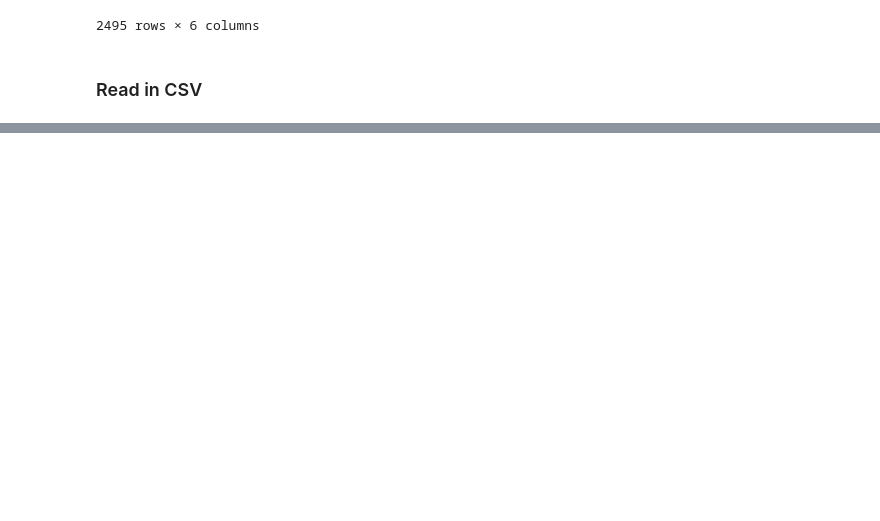
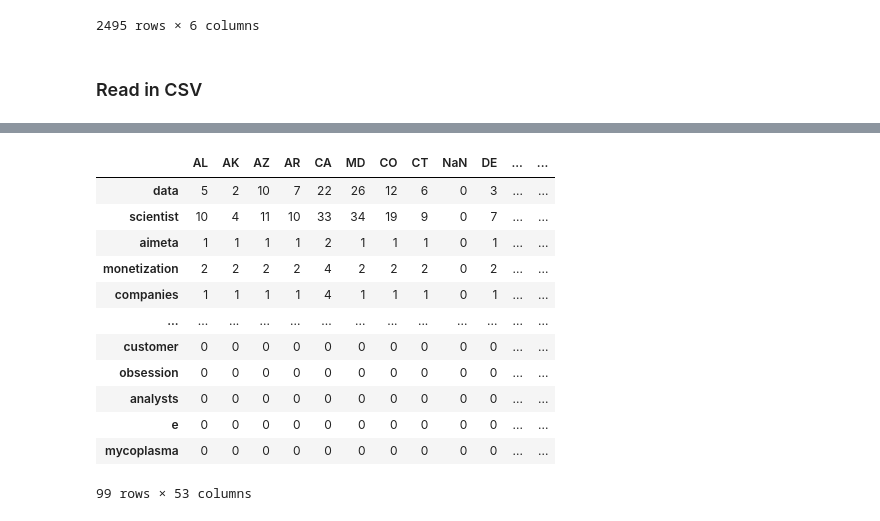
Before and after one commit to ethanwright96/data-science-jobscape, a Jupyter notebook: country-wide-ds-jobscape.ipynb, the cells around one changed output, grey strips where cells are left out. Drawn from its saved outputs; the diff is of its cells as text; code cells hidden in the pictures; blank space fills up the shorter version.

```diff
--- a/country-wide-ds-jobscape.ipynb
+++ b/country-wide-ds-jobscape.ipynb
@@ -195,0 +165,3 @@ ValueError: Can't locate a browser with key in ('chrome', 'google-chrome')
+# %%
+# Define job_titles
+job_titles = df['Title']
@@ -195,0 +195,3 @@ ValueError: Can't locate a browser with key in ('chrome', 'google-chrome')
+# %%
+# Parse the job titles
+parsed_job_titles = parse_job_titles(job_titles)
@@ -195,0 +232,30 @@ ValueError: Can't locate a browser with key in ('chrome', 'google-chrome')
+# %%
+# Create an empty dictionary to store the frequency distributions
+state_freq_dists = {}
+
+# Iterate over unique states in the DataFrame
+for state in df['State'].unique():
+    # Filter job titles for the current state
+    job_titles_state = df.loc[df['State'] == state, 'Title']
+
+    # Parse the job titles for the current state
+    parsed_job_titles_state = parse_job_titles(job_titles_state)
+
+    # Extract job categories from parsed titles
+    job_categories_state = []
+    for parsed_title in parsed_job_titles_state:
+        for word, tag in parsed_title:
+            if tag == 'NN' or tag.startswith('NNS'):
+                job_categories_state.append(word.lower())
+
+    # Create frequency distribution for the current state
+    freq_dist_state = FreqDist(job_categories_state)
+
+    # Store the frequency distribution in the dictionary
+    state_freq_dists[state] = freq_dist_state
+
+# Print the frequency distributions for each state
+for state, freq_dist in state_freq_dists.items():
+    print(f"State: {state}")
+    print(freq_dist.most_common(5))  # Print most common categories for each state
+    print()
@@ -195,0 +280,19 @@ ValueError: Can't locate a browser with key in ('chrome', 'google-chrome')
+# %%
+# Convert frequency distributions to a DataFrame
+df_freq_dists = pd.DataFrame(state_freq_dists).fillna(0).astype(int)
+
+df_freq_dists
+# %% [output]
+|  | AL | AK | AZ | AR | CA | MD | CO | CT | NaN | DE | ... | ... |
+| data | 5 | 2 | 10 | 7 | 22 | 26 | 12 | 6 | 0 | 3 | ... | ... |
+| scientist | 10 | 4 | 11 | 10 | 33 | 34 | 19 | 9 | 0 | 7 | ... | ... |
+| aimeta | 1 | 1 | 1 | 1 | 2 | 1 | 1 | 1 | 0 | 1 | ... | ... |
+| monetization | 2 | 2 | 2 | 2 | 4 | 2 | 2 | 2 | 0 | 2 | ... | ... |
+| companies | 1 | 1 | 1 | 1 | 4 | 1 | 1 | 1 | 0 | 1 | ... | ... |
+| ... | ... | ... | ... | ... | ... | ... | ... | ... | ... | ... | ... | ... |
+| customer | 0 | 0 | 0 | 0 | 0 | 0 | 0 | 0 | 0 | 0 | ... | ... |
+| obsession | 0 | 0 | 0 | 0 | 0 | 0 | 0 | 0 | 0 | 0 | ... | ... |
+| analysts | 0 | 0 | 0 | 0 | 0 | 0 | 0 | 0 | 0 | 0 | ... | ... |
+| e | 0 | 0 | 0 | 0 | 0 | 0 | 0 | 0 | 0 | 0 | ... | ... |
+| mycoplasma | 0 | 0 | 0 | 0 | 0 | 0 | 0 | 0 | 0 | 0 | ... | ... |
+99 rows × 53 columns
```
Also changed, not shown: parts of 21 cells of this notebook.
